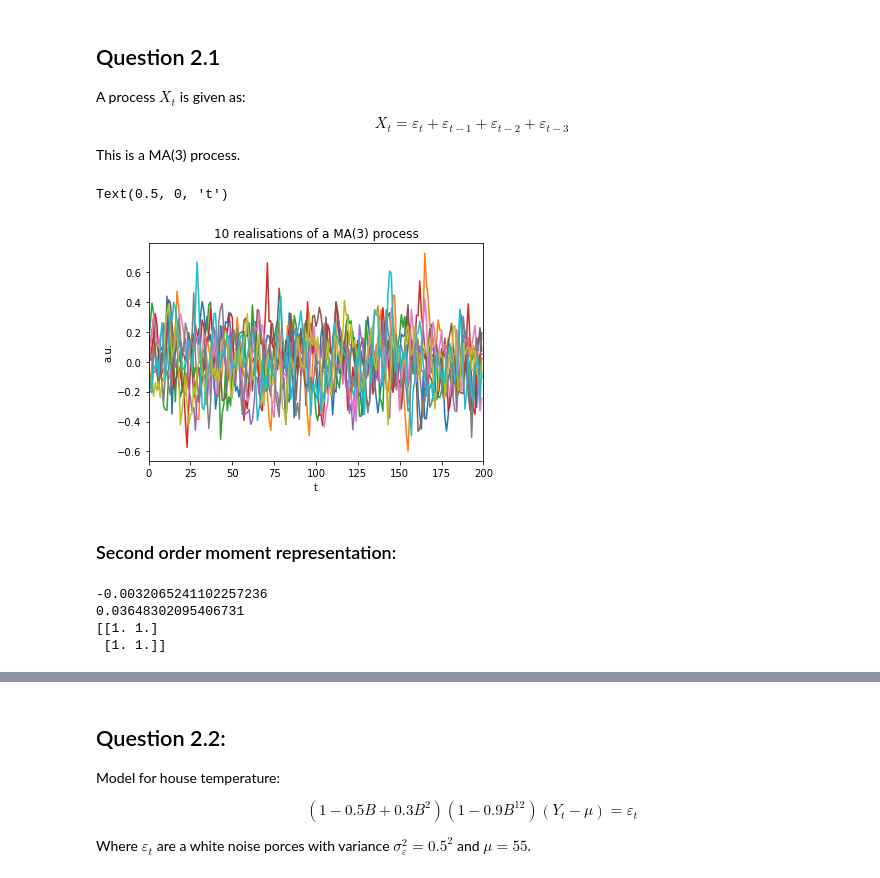
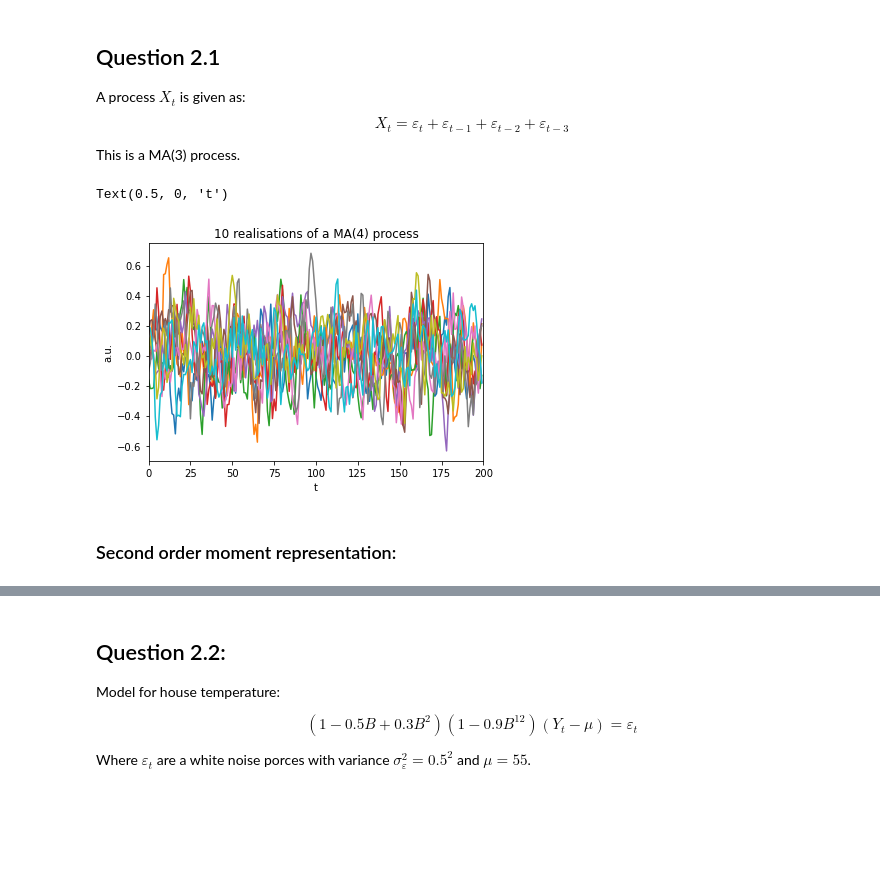
Before and after one commit to emilhaugstvedt/Time-Series-Analysis, a Jupyter notebook: Assignment2/Ass2.ipynb, the cells around one changed output, grey strips where cells are left out. Cells and saved outputs as stored; diff of their text form; code cells hidden in the pictures; blank space fills up the shorter version.

```diff
--- a/Assignment2/Ass2.ipynb
+++ b/Assignment2/Ass2.ipynb
@@ -19,38 +21,25 @@ $$
 This is a MA(3) process.
 # %%
 # Parameters:
-order = 3
+order = 4
 numRealisations = 10
 numObservations = 200
+sigma = 0.1
 
 # Make process:
-MAProcess = ArmaProcess([1], np.ones(order))
+MAProcess = ArmaProcess(ar= [1], ma= np.ones(order))
 realisations = []
 for r in range(numRealisations):
-    simulation = MAProcess.generate_sample(nsample= 200, scale= 0.1)
+    simulation = MAProcess.generate_sample(nsample= numObservations, scale= sigma)
     realisations.append(simulation)
     plt.plot(simulation)
 
-plt.xlim(0, 200)
+plt.xlim(0, numObservations)
 plt.title(f"{numRealisations} realisations of a MA({order}) process")
 plt.ylabel("a.u.")
 plt.xlabel("t")
 # %% [output]
 Text(0.5, 0, 't')
-[figure, old version]
+[figure, new version]
 # %% [markdown]
 ### Second order moment representation:
-# %%
-EX = np.mean(realisations[0])
-print(EX)
-
-VarX = np.nanvar(realisations[0])
-print(VarX)
-
-CorrX = np.corrcoef(realisations[0], realisations[0])
-print(CorrX)
-# %% [output]
--0.0032065241102257236
-0.03648302095406731
-[[1. 1.]
- [1. 1.]]
```
Also changed, not shown: parts of 20 cells of this notebook, 10 other files.
